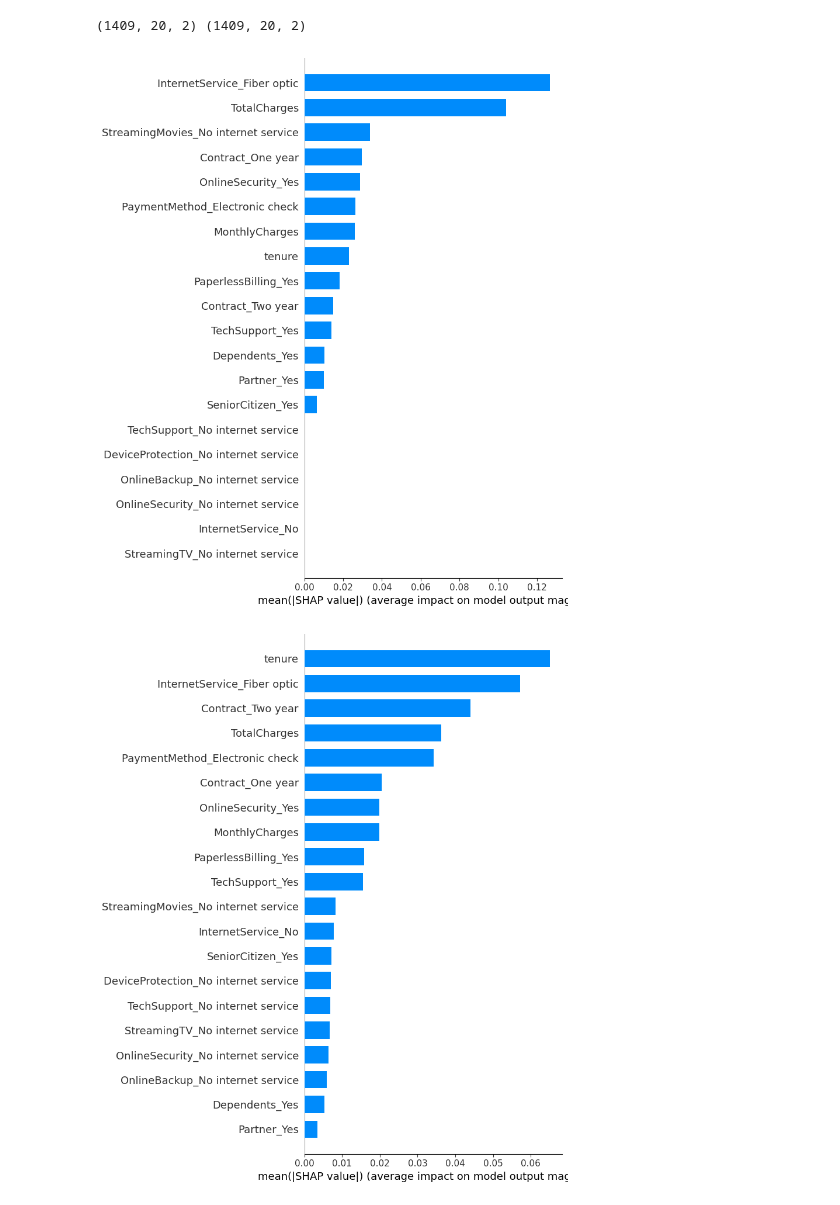
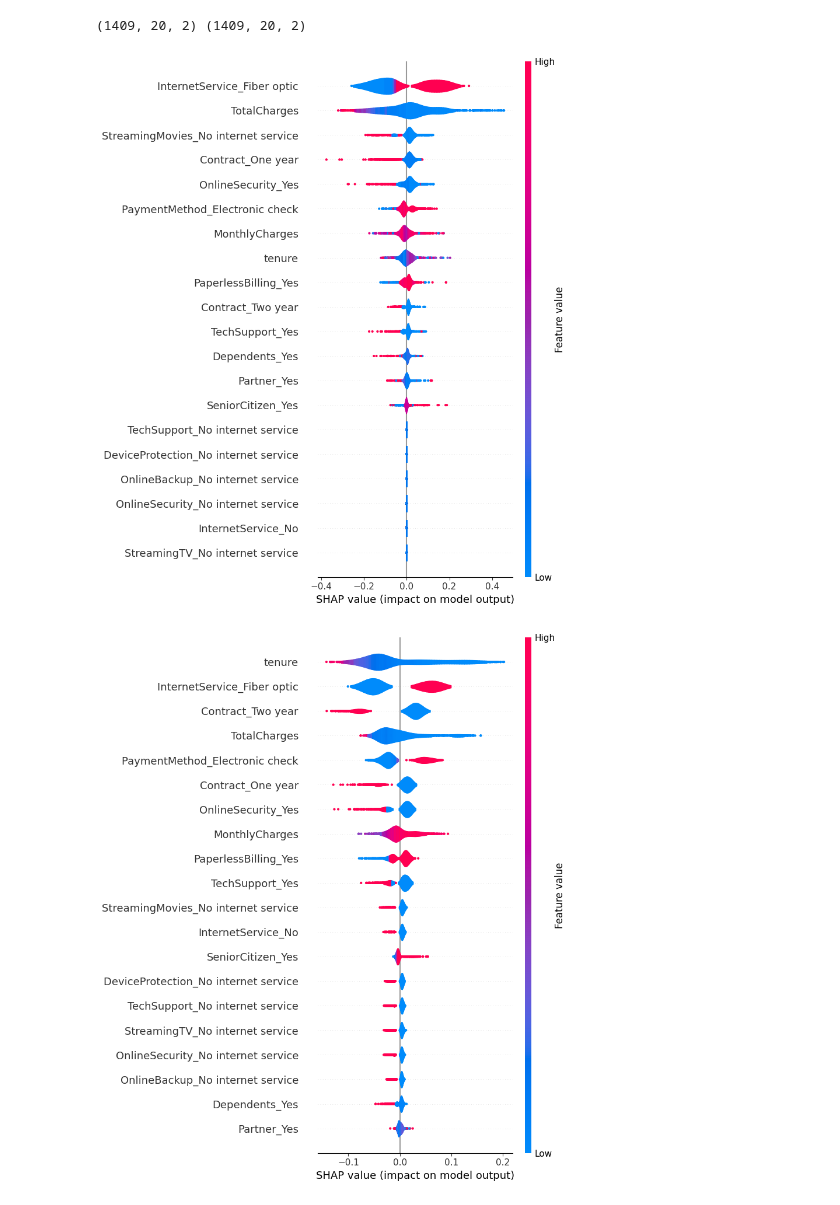
Before and after one commit to stefanoaragoni/CC31062024_Proyecto1, a Jupyter notebook: proyecto1.ipynb, the cells around one changed output. Saved outputs shown, nothing was run; the diff lists cells and outputs as text; code cells hidden in the pictures.

```diff
--- a/proyecto1.ipynb
+++ b/proyecto1.ipynb
@@ -926,10 +926,10 @@ print(shap_values_dt.shape, shap_values_rf.shape)
 # %% [output]
 (1409, 20, 2) (1409, 20, 2)
 # %%
-shap.summary_plot(shap_values_dt[:, :, 1], X_test, plot_type='bar')
+shap.summary_plot(shap_values_dt[:, :, 1], X_test, plot_type='violin', max_display=20)
 # %% [output]
-[figure, old version]
+[figure, new version]
 # %%
-shap.summary_plot(shap_values_rf[:, :, 1], X_test, plot_type='bar')
+shap.summary_plot(shap_values_rf[:, :, 1], X_test, plot_type='violin', max_display=20)
 # %% [output]
-[figure, old version]
+[figure, new version]
```
